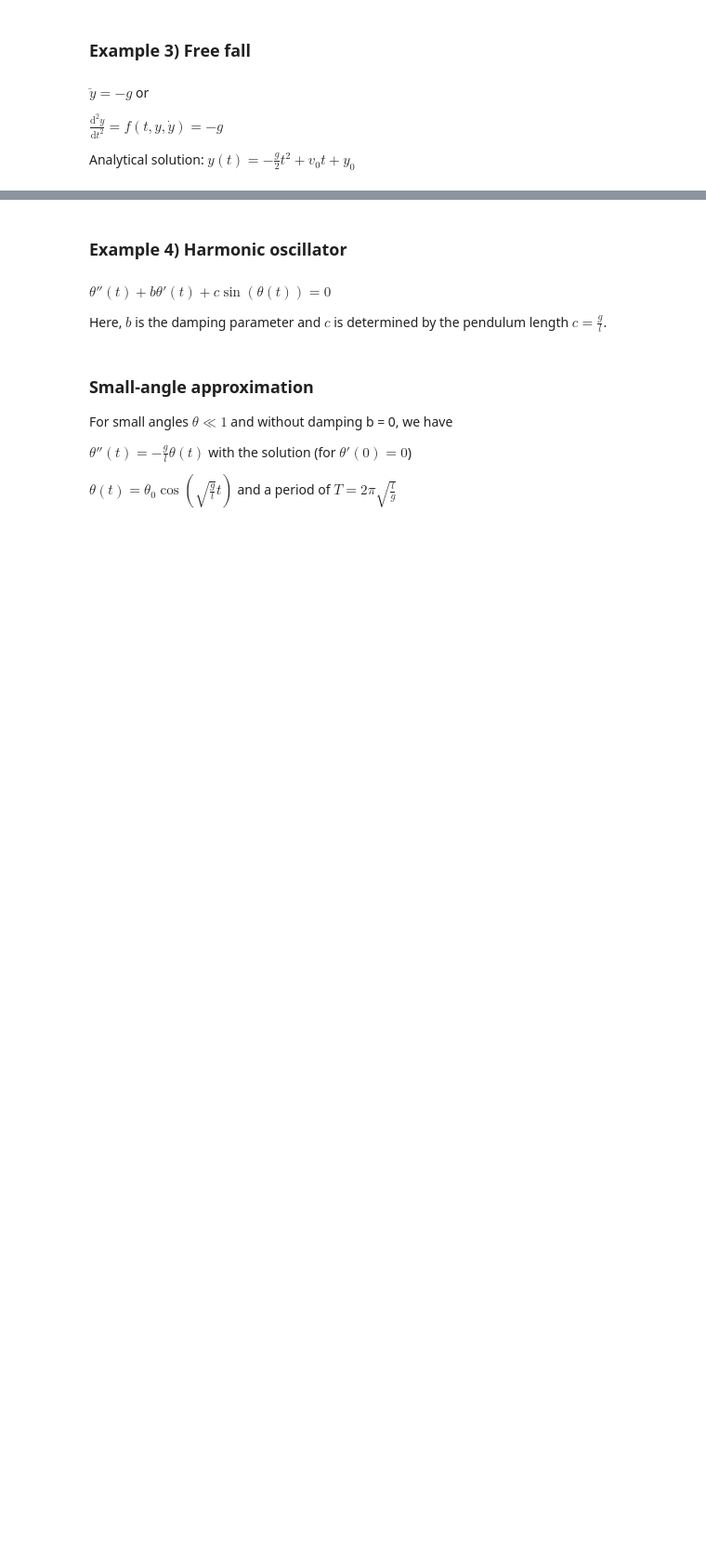
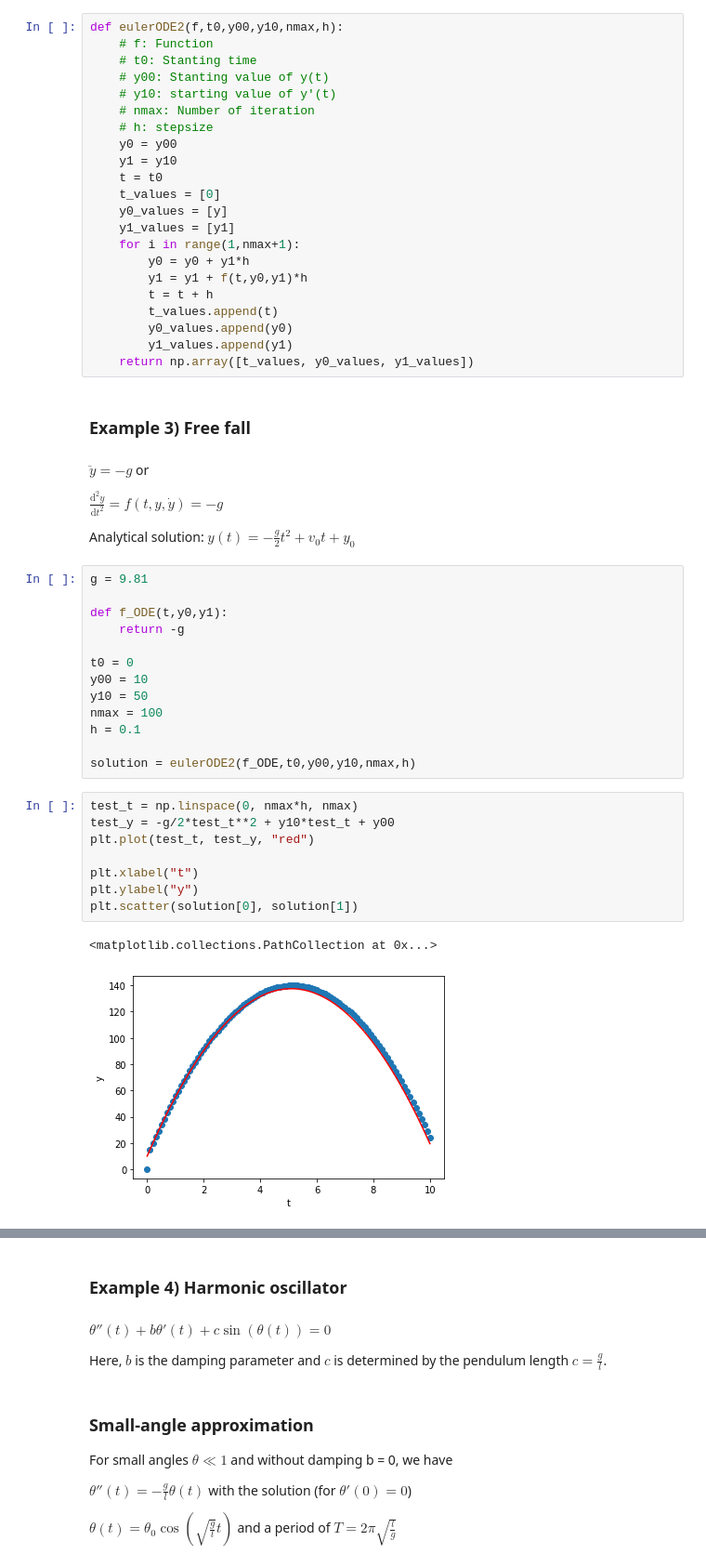
Before and after one commit to Xavier-ML/Computational-Physics-with-Python, a Jupyter notebook: 06_Differential_equations_template.ipynb, the cells around one changed output, grey strips where cells are left out. Shown at 93% size. Drawn from its saved outputs; the diff is of its cells as text; blank space fills up the shorter version.

```diff
--- a/06_Differential_equations_template.ipynb
+++ b/06_Differential_equations_template.ipynb
@@ -226,6 +225,28 @@ Or, going back to our initial nomenclature:
 \\( y_{n+1} = y_{n} + y'_{n} h \\)
 
 \\( y'_{n+1} = y'_{n} + f\left(t,y_{n},y'_{n}\right) h \\)
+# %%
+def eulerODE2(f,t0,y00,y10,nmax,h):
+    # f: Function
+    # t0: Stanting time
+    # y00: Stanting value of y(t)
+    # y10: starting value of y'(t)
+    # nmax: Number of iteration
+    # h: stepsize
+    y0 = y00
+    y1 = y10
+    t = t0
+    t_values = [0]
+    y0_values = [y]
+    y1_values = [y1]
+    for i in range(1,nmax+1):
+        y0 = y0 + y1*h
+        y1 = y1 + f(t,y0,y1)*h
+        t = t + h
+        t_values.append(t)
+        y0_values.append(y0)
+        y1_values.append(y1)
+    return np.array([t_values, y0_values, y1_values])
 # %% [markdown]
 ### Example 3) Free fall
 # %% [markdown]
@@ -234,3 +255,27 @@ Or, going back to our initial nomenclature:
 \\( \frac{\mathrm{d}^2y}{\mathrm{d}t^2} = f(t,y,\dot{y}) = -g\\)
 
 Analytical solution: \\( y(t)=-\frac{g}{2}t^2+v_0t+y_0\\)
+# %%
+g = 9.81
+
+def f_ODE(t,y0,y1):
+    return -g
+
+t0 = 0
+y00 = 10
+y10 = 50
+nmax = 100
+h = 0.1
+
+solution = eulerODE2(f_ODE,t0,y00,y10,nmax,h)
+# %%
+test_t = np.linspace(0, nmax*h, nmax)
+test_y = -g/2*test_t**2 + y10*test_t + y00
+plt.plot(test_t, test_y, "red")
+
+plt.xlabel("t")
+plt.ylabel("y")
+plt.scatter(solution[0], solution[1])
+# %% [output]
+<matplotlib.collections.PathCollection at 0x...>
+[figure, added]
```
Also changed, not shown: parts of 32 cells of this notebook.
